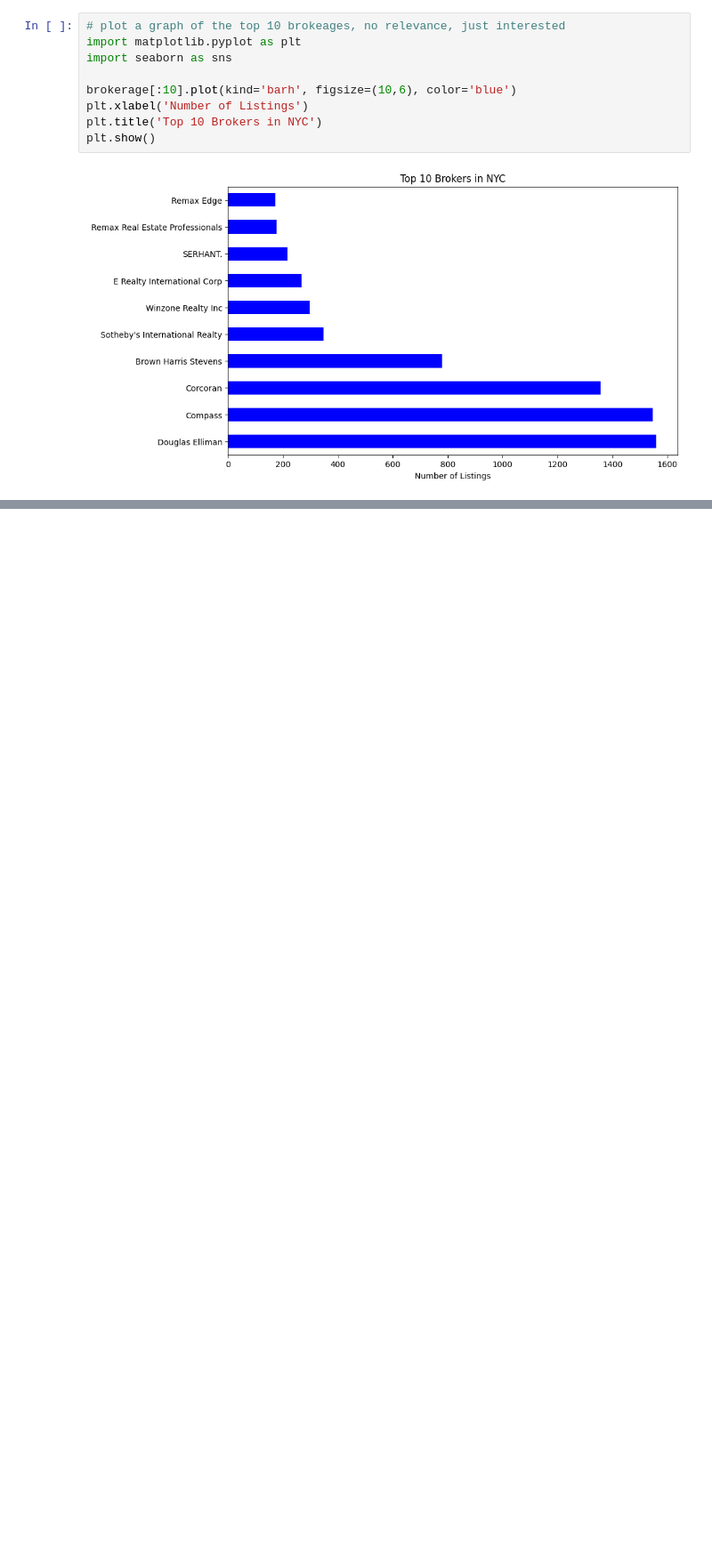
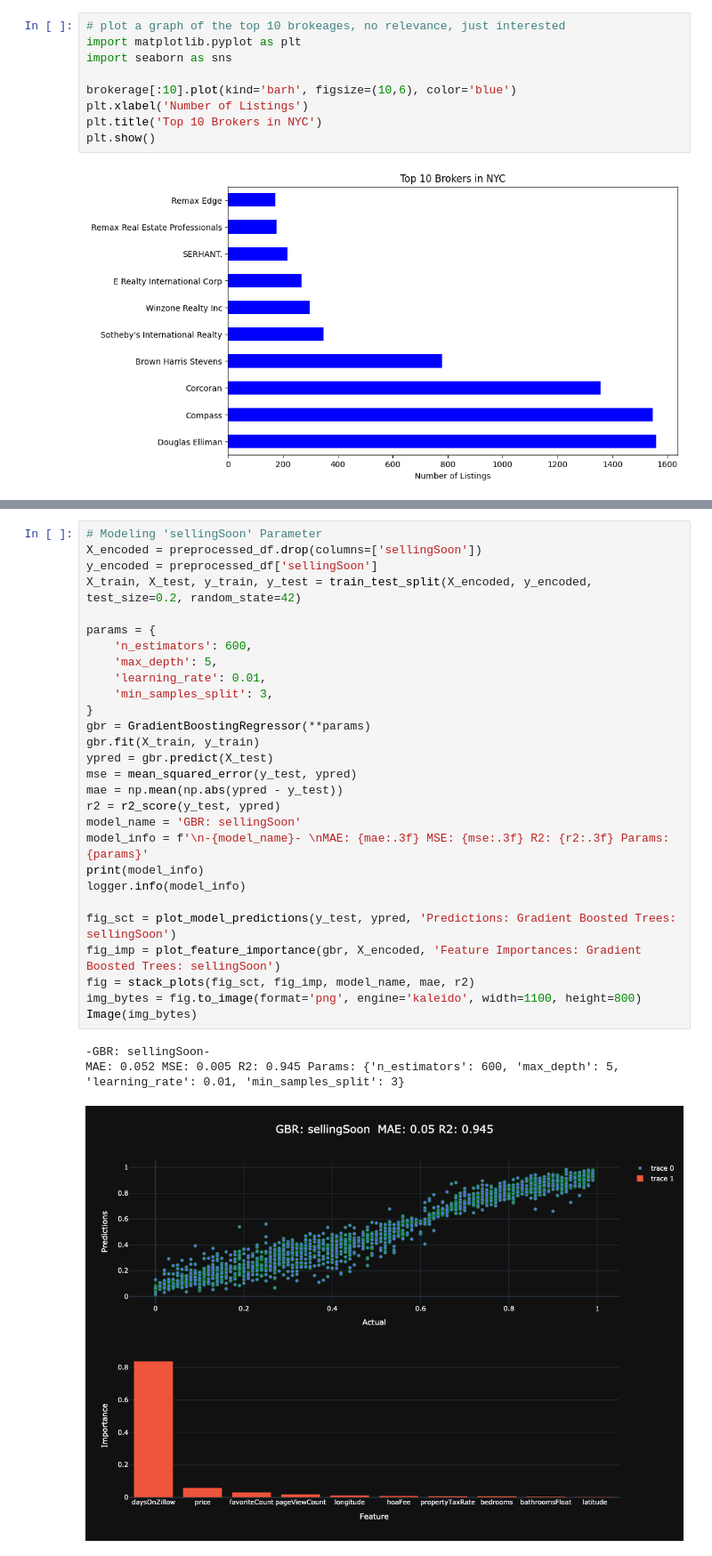
Before and after one commit to DarienNouri/alt-data-real-estate-predictions, a Jupyter notebook: 04_modeling/preliminary_modeling_nyc_zillow_scraped_data.ipynb, the cells around one changed output, grey strips where cells are left out. Shown at 89% size. Cells and saved outputs as stored; diff of their text form; blank space fills up the shorter version.

```diff
--- a/04_modeling/preliminary_modeling_nyc_zillow_scraped_data.ipynb
+++ b/04_modeling/preliminary_modeling_nyc_zillow_scraped_data.ipynb
@@ -184 +217,33 @@ R2: 0.9532
+# %%
+# Modeling 'sellingSoon' Parameter
+X_encoded = preprocessed_df.drop(columns=['sellingSoon'])
+y_encoded = preprocessed_df['sellingSoon']
+X_train, X_test, y_train, y_test = train_test_split(X_encoded, y_encoded, test_size=0.2, random_state=42)
+
+params = {
+    'n_estimators': 600,
+    'max_depth': 5,
+    'learning_rate': 0.01,
+    'min_samples_split': 3,
+}
+gbr = GradientBoostingRegressor(**params)
+gbr.fit(X_train, y_train)
+ypred = gbr.predict(X_test)
+mse = mean_squared_error(y_test, ypred)
+mae = np.mean(np.abs(ypred - y_test))
+r2 = r2_score(y_test, ypred)
+model_name = 'GBR: sellingSoon'
+model_info = f'\n-{model_name}- \nMAE: {mae:.3f} MSE: {mse:.3f} R2: {r2:.3f} Params: {params}'
+print(model_info)
+logger.info(model_info)
+
+fig_sct = plot_model_predictions(y_test, ypred, 'Predictions: Gradient Boosted Trees: sellingSoon')
+fig_imp = plot_feature_importance(gbr, X_encoded, 'Feature Importances: Gradient Boosted Trees: sellingSoon')
+fig = stack_plots(fig_sct, fig_imp, model_name, mae, r2)
+img_bytes = fig.to_image(format='png', engine='kaleido', width=1100, height=800)
+Image(img_bytes)
+# %% [output]
+-GBR: sellingSoon-
+MAE: 0.052 MSE: 0.005 R2: 0.945 Params: {'n_estimators': 600, 'max_depth': 5, 'learning_rate': 0.01, 'min_samples_split': 3}
+[figure, added]
 # %%
```
Also changed, not shown: parts of 8 cells of this notebook.
